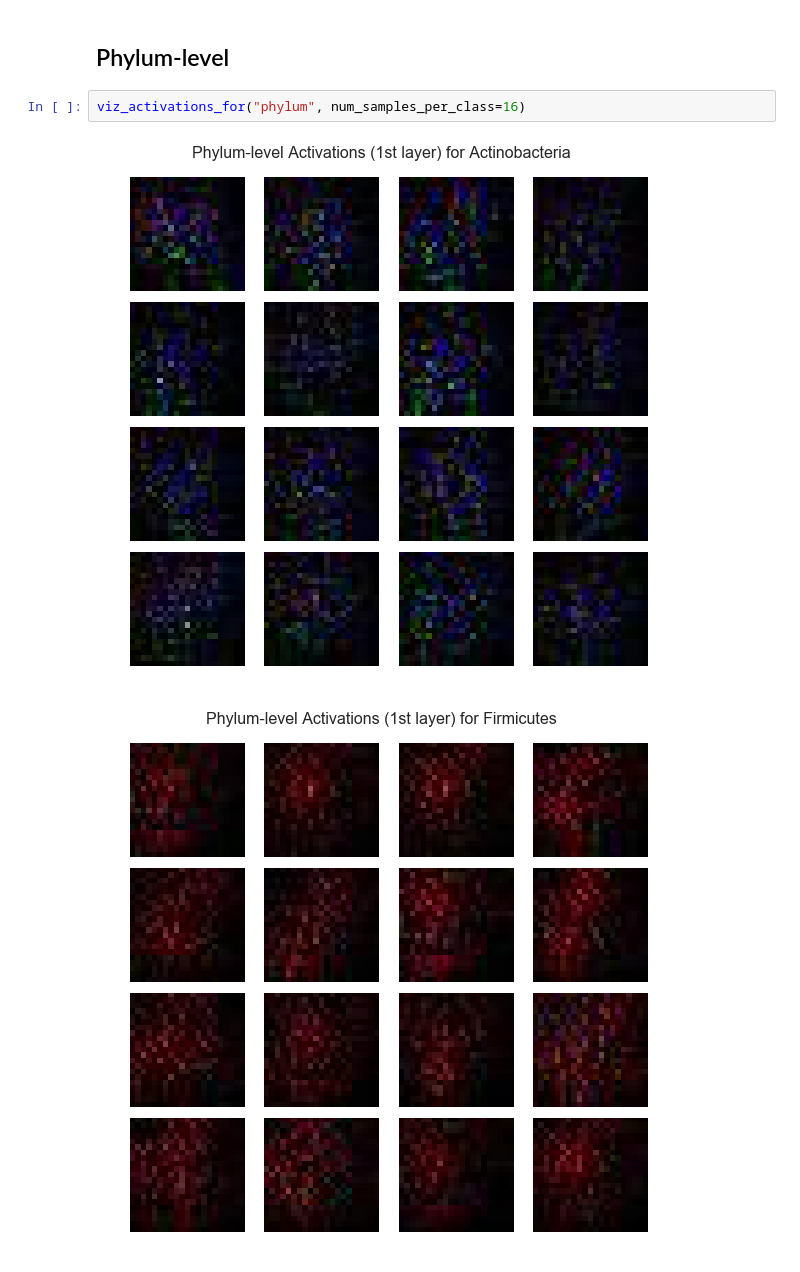
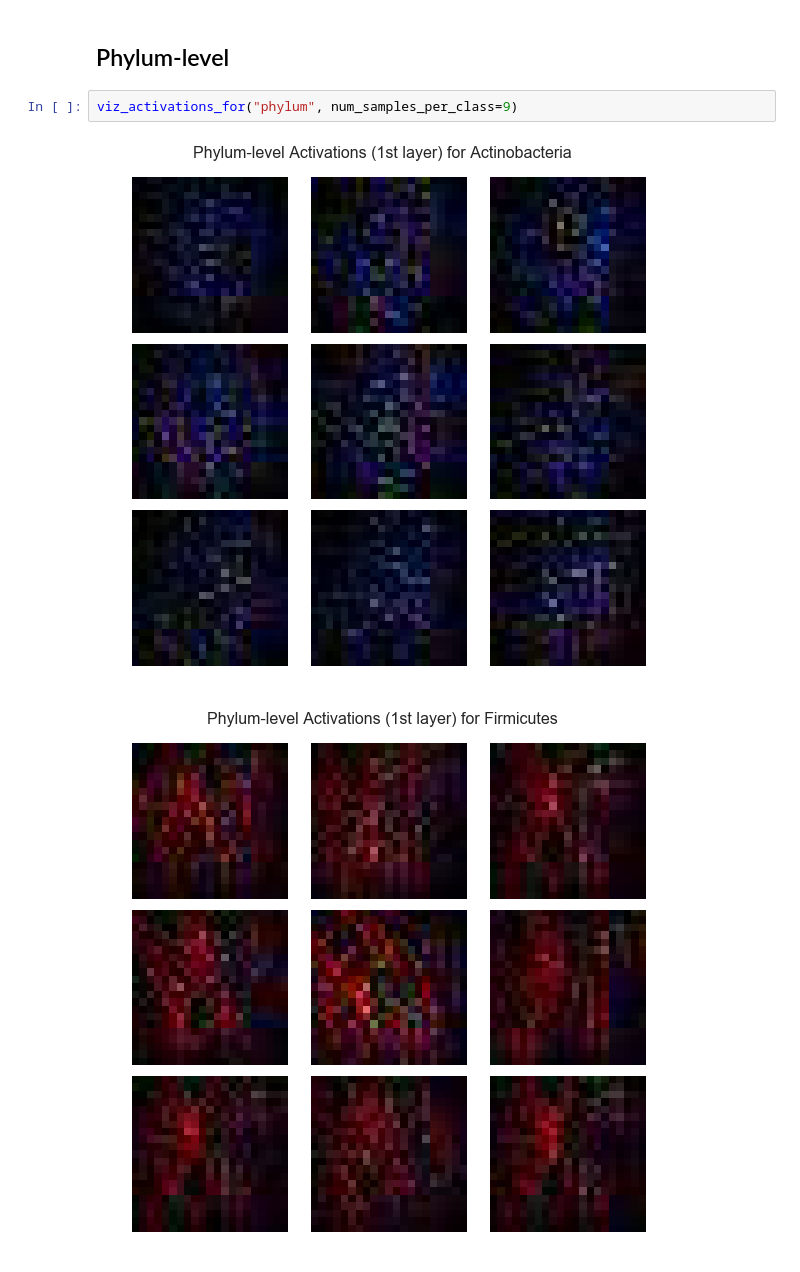
Before and after one commit to srivathsapv/cgda_project, a Jupyter notebook: notebooks/CNN - Activations Viz.ipynb, the cells around one changed output. Cells and saved outputs as stored; diff of their text form.

Commit message:
Update figures after preparing slides

```diff
--- a/notebooks/CNN - Activations Viz.ipynb
+++ b/notebooks/CNN - Activations Viz.ipynb
@@ -271,7 +271,7 @@ def viz_activations_for(level, num_samples_per_class=25):
 # %% [markdown]
 ## Phylum-level
 # %%
-viz_activations_for("phylum", num_samples_per_class=16)
+viz_activations_for("phylum", num_samples_per_class=9)
 # %% [output]
-[figure, old version]
+[figure, new version]
-[figure, old version]
+[figure, new version]
```
Also changed, not shown: parts of 1 cell of this notebook, 6 other files.
